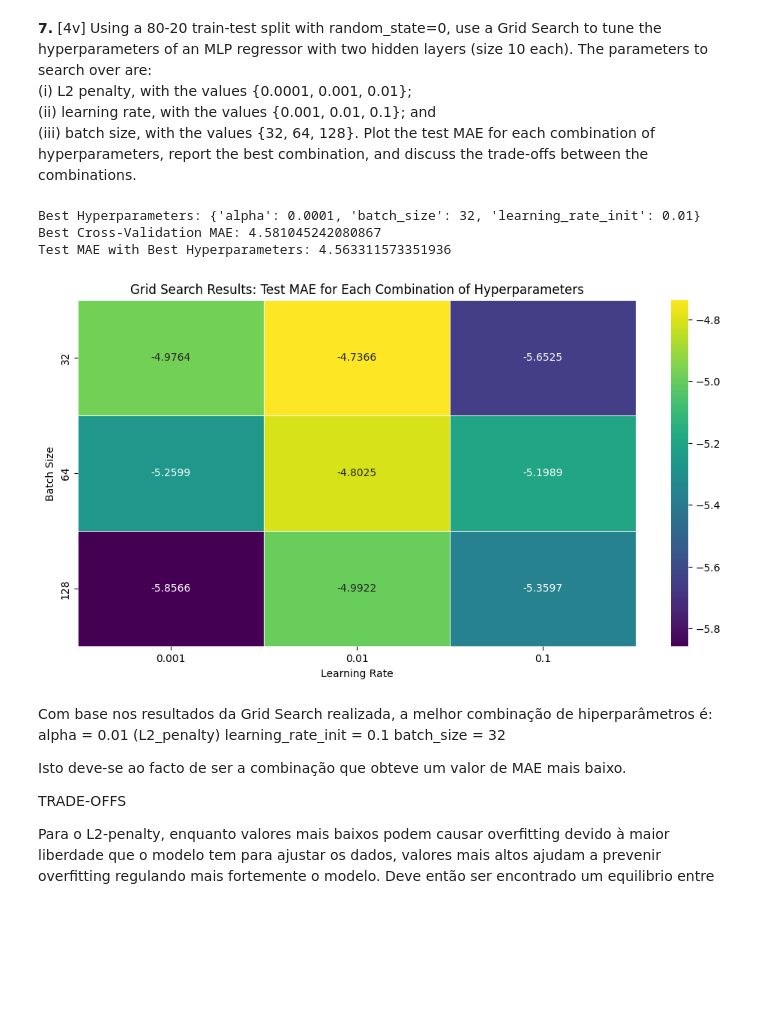
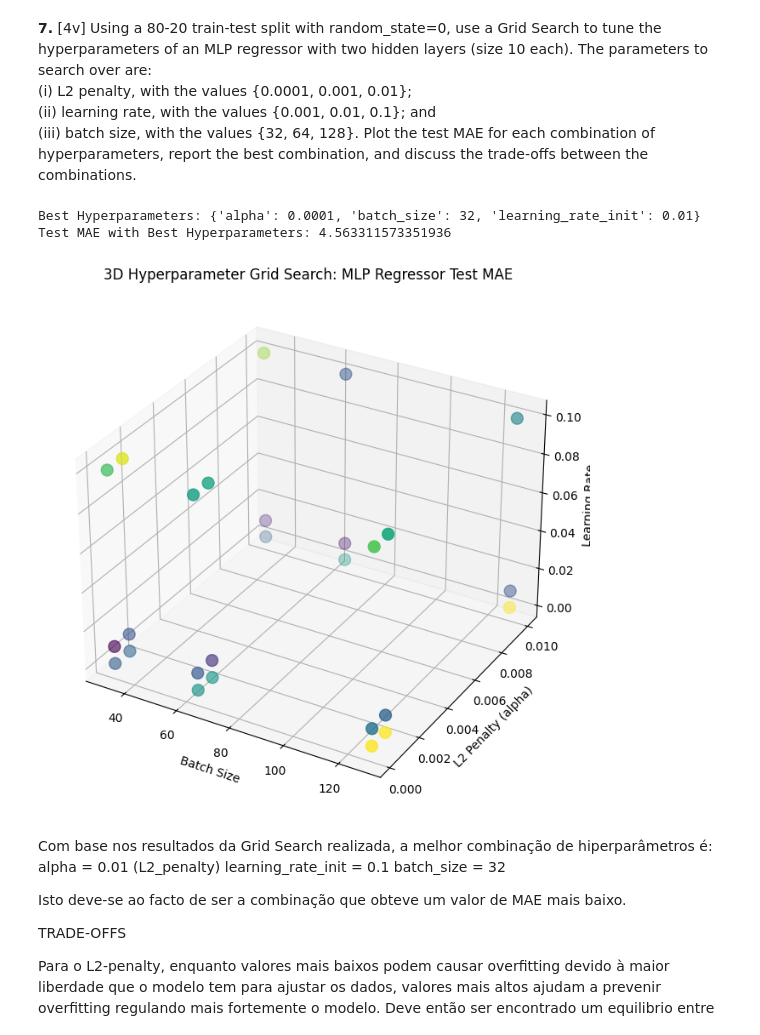
Before and after one commit to afonso215/piercings, a Jupyter notebook: HW3/bafospt3.ipynb, the cells around one changed output. Drawn from its saved outputs; the diff is of its cells as text; code cells hidden in the pictures; blank space fills up the shorter version.

```diff
--- a/HW3/bafospt3.ipynb
+++ b/HW3/bafospt3.ipynb
@@ -72,58 +75,59 @@ As funções de ativação são então importantes para introduzir não-linearid
 (ii) learning rate, with the values {0.001, 0.01, 0.1}; and <br>
 (iii) batch size, with the values {32, 64, 128}. Plot the test MAE for each combination of hyperparameters, report the best combination, and discuss the trade-offs between the combinations.
 # %%
+from sklearn.model_selection import GridSearchCV
 import pandas as pd
 from sklearn.model_selection import train_test_split, GridSearchCV
 from sklearn.neural_network import MLPRegressor
-from sklearn.metrics import make_scorer, mean_absolute_error
+from sklearn.metrics import mean_absolute_error
 import matplotlib.pyplot as plt
-import seaborn as sns
+import warnings
 
-data = pd.read_csv('parkinsons.csv')
+warnings.filterwarnings('ignore')
 
-X = data.drop(columns=['target'])
-y = data['target']
 
 X_train, X_test, y_train, y_test = train_test_split(X, y, test_size=0.2, random_state=0)
 
 mlp = MLPRegressor(hidden_layer_sizes=(10, 10), random_state=0)
 
 param_grid = {
     'alpha': [0.0001, 0.001, 0.01],  # L2 penalty
     'learning_rate_init': [0.001, 0.01, 0.1],  # Initial learning rate
     'batch_size': [32, 64, 128]  # Batch size
 }
 
-scorer = make_scorer(mean_absolute_error, greater_is_better=False)
-
-grid_search = GridSearchCV(mlp, param_grid, scoring=scorer, cv=5, n_jobs=-1)
-
+grid_search = GridSearchCV(mlp, param_grid, scoring='neg_mean_absolute_error', cv=5, n_jobs=-1)
 grid_search.fit(X_train, y_train)
 
 best_params = grid_search.best_params_
-best_score = -grid_search.best_score_  # Since we're minimizing MAE, we negate the negative score
-
 print("Best Hyperparameters:", best_params)
-print("Best Cross-Validation MAE:", best_score)
 
 y_pred = grid_search.best_estimator_.predict(X_test)
 test_mae = mean_absolute_error(y_test, y_pred)
 print("Test MAE with Best Hyperparameters:", test_mae)
 
 results = pd.DataFrame(grid_search.cv_results_)
+results['mean_test_mae'] = -results['mean_test_score']
 
-plt.figure(figsize=(12, 6))
-sns.heatmap(results.pivot_table(values='mean_test_score', index='param_batch_size', columns='param_learning_rate_init'),
-            annot=True, fmt='.4f', cmap='viridis', linewidths=0.5)
-plt.title('Grid Search Results: Test MAE for Each Combination of Hyperparameters')
-plt.xlabel('Learning Rate')
-plt.ylabel('Batch Size')
+alphas = results['param_alpha'].astype(float)
+learning_rates = results['param_learning_rate_init'].astype(float)
+batch_sizes = results['param_batch_size'].astype(float)
+maes = results['mean_test_mae'].astype(float)
+
+fig = plt.figure(figsize=(10, 8)).add_subplot(111, projection='3d')
+fig.scatter(batch_sizes, alphas,learning_rates, c=maes, cmap='viridis', s=100)
+
+fig.set_xlabel('Batch Size')
+fig.set_ylabel('L2 Penalty (alpha)')
+fig.set_zlabel('Learning Rate')
+fig.set_title('3D Hyperparameter Grid Search: MLP Regressor Test MAE')
+
+
 plt.show()
 # %% [output]
 Best Hyperparameters: {'alpha': 0.0001, 'batch_size': 32, 'learning_rate_init': 0.01}
-Best Cross-Validation MAE: 4.581045242080867
 Test MAE with Best Hyperparameters: 4.563311573351936
-[figure, old version]
+[figure, new version]
 # %% [markdown]
 Com base nos resultados da Grid Search realizada, a melhor combinação de hiperparâmetros é:
     alpha = 0.01 (L2_penalty)
```
Also changed, not shown: parts of 1 cell of this notebook.
